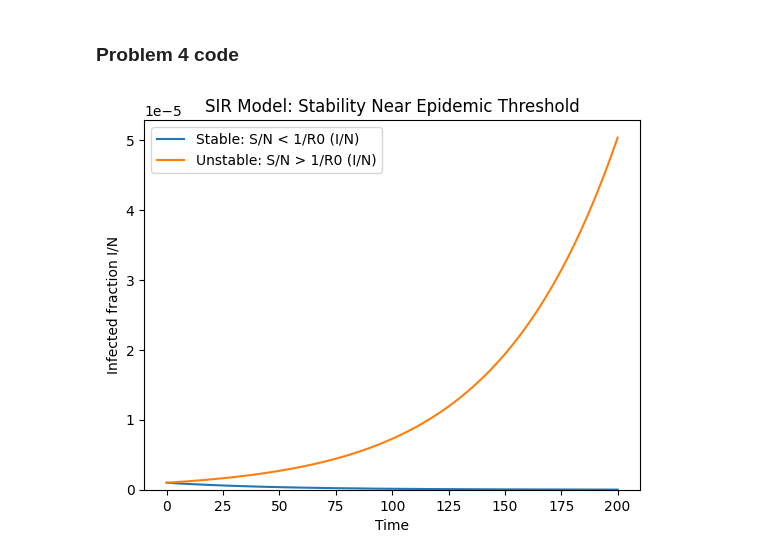
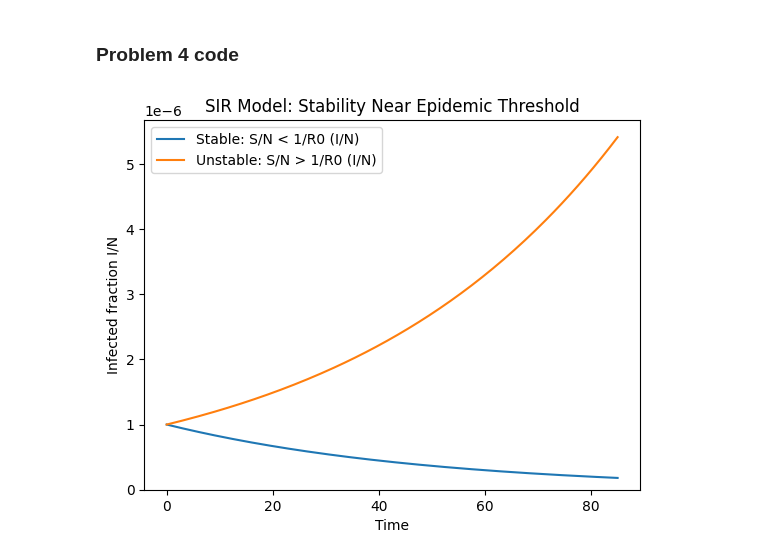
Before and after one commit to luckyowl20/csci_4897_public, a Jupyter notebook: homework/homework1_public.ipynb, the cells around one changed output. Drawn from its saved outputs; the diff is of its cells as text; code cells hidden in the pictures.

```diff
--- a/homework/homework1_public.ipynb
+++ b/homework/homework1_public.ipynb
@@ -4,7 +4,7 @@
 # %% [markdown]
 ### Problem 1 code
 # %%
-# problem 1 code test
+# problem 1
 # first we use the function from the lecture demo for SIR with birth and death and add our new values epsilon and delta
 import matplotlib.pyplot as plt
 
@@ -21,12 +21,12 @@ t_max = 85
 
 import importlib, public.models.SIR_BD
 importlib.reload(public.models.SIR_BD)
-from public.models.SIR_BD import SIR_BD
+from public.models.SIR_BD import SIRBDModel
 
-model = SIR_BD(N0, S0, I0, R0, beta, gamma, epsilon, delta, t_max, 0.5)
+model = SIRBDModel(N0, S0, I0, R0, beta, gamma, epsilon, delta, t_max, 0.5)
 model.run_model()
-model.plot(show=True)
+fig, ax = model.plot(show=True)
 
-# plt.savefig("1_birth_death.png")
+# fig.savefig("1_birth_death.png", dpi=300, bbox_inches="tight")
 # %% [output]
 [figure]
@@ -154,38 +157,38 @@ from public.models.SIR import SIRModel
 N0 = int(1e6)
 beta = 1.0
 gamma = 0.5            # R0 = 2 -> threshold s* = 0.5
-t_max = 200
+t_max = 85
 h = 0.5
 s_star = gamma / beta  # epidemic threshold
 
 # choose a visible offset from threshold (e.g., 2%)
 offset = 0.02
 
 cases = [
     ("Stable: S/N < 1/R0",  s_star - offset),
     ("Unstable: S/N > 1/R0", s_star + offset),
 ]
 
 fig, ax = plt.subplots()
 
 for title, s_frac in cases:
     S0 = int(s_frac * N0)
     I0 = 1                         # epsilon*N = 1 person, epsion = 1/N
     r0 = N0 - S0 - I0              # rest are immune to set S/N as desired
 
     model = SIRModel(S0, I0, r0, beta, gamma, t_max, h)
     S, I, R, T = model.run_model()
 
     # plot FRACTIONS so small changes are visible
     ax.plot(T, I / N0, label=f"{title} (I/N)")
 
 ax.set_xlabel("Time")
 ax.set_ylabel("Infected fraction I/N")
 ax.legend()
 ax.set_ylim(bottom=0)
 ax.set_title("SIR Model: Stability Near Epidemic Threshold")
 plt.show()
 
-# plt.savefig("4_stability_near_threshold.png")
+# fig.savefig("4_stability_near_threshold.png")
 # %% [output]
-[figure, old version]
+[figure, new version]
```
Also changed, not shown: parts of 3 cells of this notebook, 2 other files.
